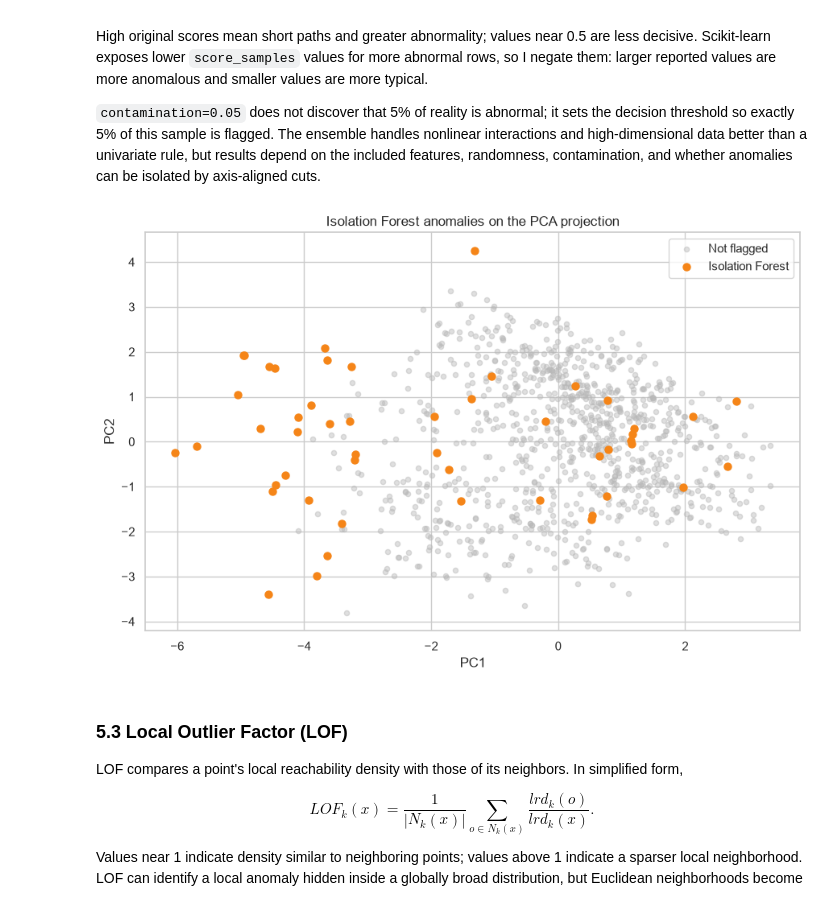
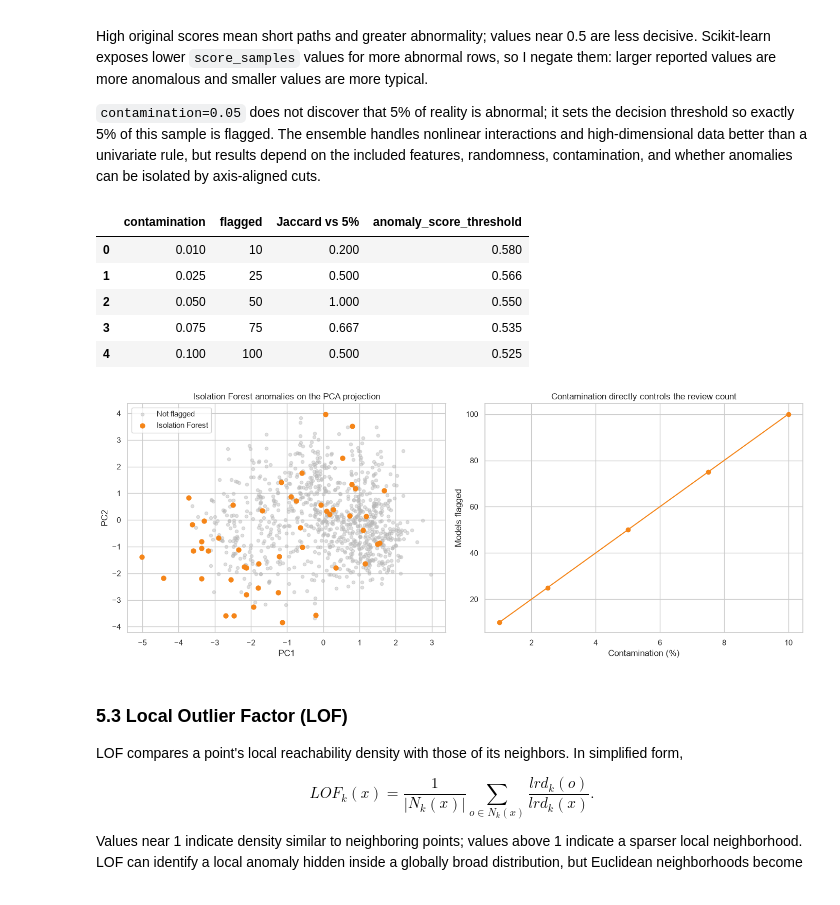
Before and after one commit to tedir1995-beep/hit-data-science-hw3, a Jupyter notebook: notebooks/huggingface_models_unsupervised_analysis.ipynb, the cells around one changed output. Drawn from its saved outputs; the diff is of its cells as text; code cells hidden in the pictures.

Commit message:
Strengthen methodology and sensitivity analysis

```diff
--- a/notebooks/huggingface_models_unsupervised_analysis.ipynb
+++ b/notebooks/huggingface_models_unsupervised_analysis.ipynb
@@ -1003,28 +1038,65 @@ High original scores mean short paths and greater abnormality; values near 0.5 a
 # %%
 start = perf_counter()
 isolation_forest = IsolationForest(
     n_estimators=400,
     contamination=.05,
     random_state=SEED,
     n_jobs=-1,
 )
 isolation_labels = isolation_forest.fit_predict(X_scaled)
 isolation_scores = -isolation_forest.score_samples(X_scaled)
 isolation_flags = isolation_labels == -1
 runtime_seconds["Isolation Forest"] = perf_counter() - start
 
-fig, ax = plt.subplots(figsize=(9, 6))
-ax.scatter(projection["PC1"], projection["PC2"], c="#B8B8B8", s=20, alpha=.45, label="Not flagged")
-ax.scatter(projection.loc[isolation_flags, "PC1"], projection.loc[isolation_flags, "PC2"], c="#F58518", s=42, label="Isolation Forest")
-ax.set_title("Isolation Forest anomalies on the PCA projection")
-ax.set_xlabel("PC1")
-ax.set_ylabel("PC2")
-ax.legend()
+contamination_rows = []
+for contamination in [.01, .025, .05, .075, .10]:
+    detector = IsolationForest(
+        n_estimators=400,
+        contamination=contamination,
+        random_state=SEED,
+        n_jobs=-1,
+    ).fit(X_scaled)
+    flags = detector.predict(X_scaled) == -1
+    union = (flags | isolation_flags).sum()
+    contamination_rows.append(
+        {
+            "contamination": contamination,
+            "flagged": int(flags.sum()),
+            "Jaccard vs 5%": (flags & isolation_flags).sum() / union,
+            "anomaly_score_threshold": -float(detector.offset_),
+        }
+    )
+if_contamination_sensitivity = pd.DataFrame(contamination_rows)
+if_contamination_sensitivity.to_csv(ROOT / "reports" / "if_contamination_sensitivity.csv", index=False, lineterminator="\n")
+display(if_contamination_sensitivity)
+
+fig, axes = plt.subplots(1, 2, figsize=(14, 5.5))
+axes[0].scatter(projection["PC1"], projection["PC2"], c="#B8B8B8", s=20, alpha=.45, label="Not flagged")
+axes[0].scatter(projection.loc[isolation_flags, "PC1"], projection.loc[isolation_flags, "PC2"], c="#F58518", s=42, label="Isolation Forest")
+axes[0].set_title("Isolation Forest anomalies on the PCA projection")
+axes[0].set_xlabel("PC1")
+axes[0].set_ylabel("PC2")
+axes[0].legend()
+axes[1].plot(
+    if_contamination_sensitivity["contamination"].mul(100),
+    if_contamination_sensitivity["flagged"],
+    marker="o",
+    color="#F58518",
+)
+axes[1].set_title("Contamination directly controls the review count")
+axes[1].set_xlabel("Contamination (%)")
+axes[1].set_ylabel("Models flagged")
 fig.tight_layout()
 save_figure("14_isolation_forest_anomalies.png")
 plt.show()
 # %% [output]
+|  | contamination | flagged | Jaccard vs 5% | anomaly_score_threshold |
+| 0 | 0.010 | 10 | 0.200 | 0.580 |
+| 1 | 0.025 | 25 | 0.500 | 0.566 |
+| 2 | 0.050 | 50 | 1.000 | 0.550 |
+| 3 | 0.075 | 75 | 0.667 | 0.535 |
+| 4 | 0.100 | 100 | 0.500 | 0.525 |
-[figure, old version]
+[figure, new version]
 # %% [markdown]
 ### 5.3 Local Outlier Factor (LOF)
 
```
Also changed, not shown: parts of 31 cells of this notebook, 29 other files.
